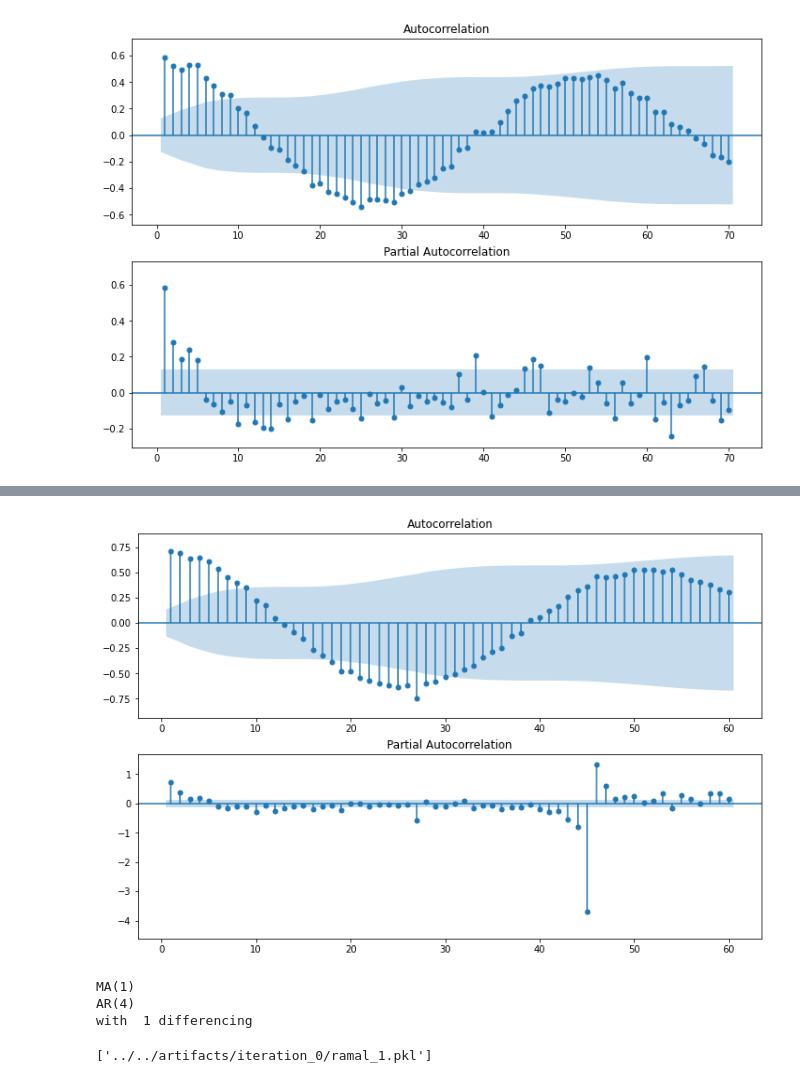
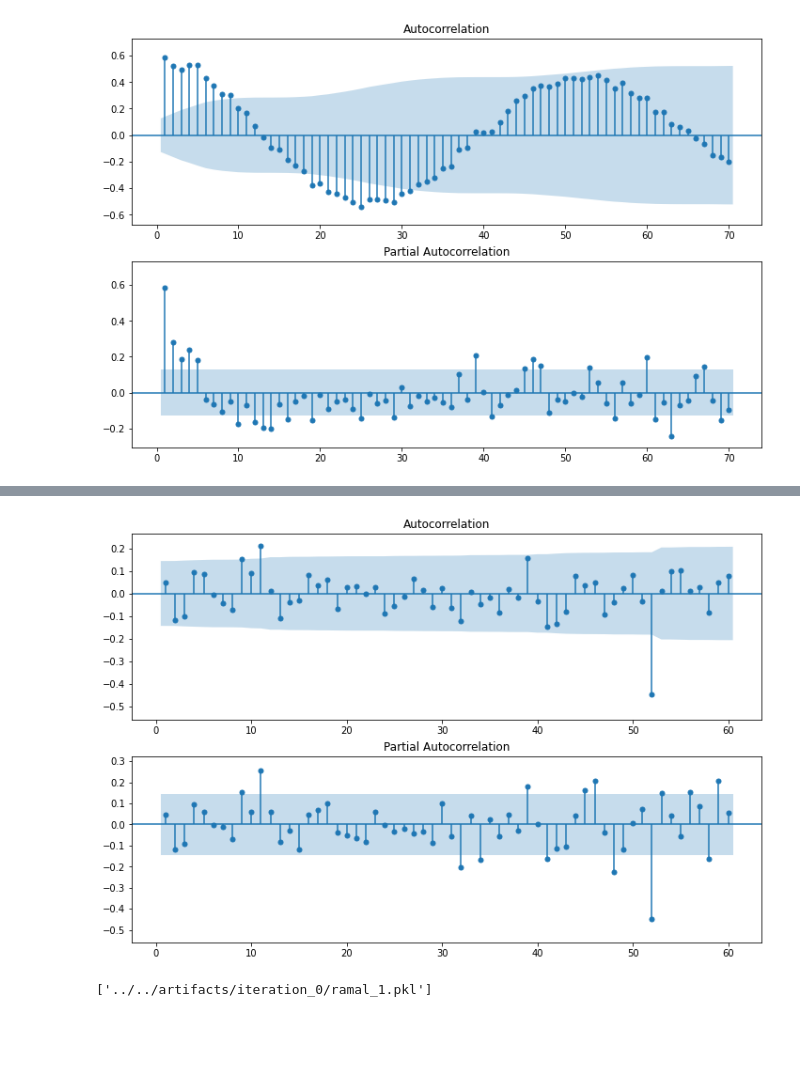
Before and after one commit to alamhanz/walmartsales, a Jupyter notebook: notebooks/iteration_0/1-exploration.ipynb, the cells around one changed output, grey strips where cells are left out. Cells and saved outputs as stored; diff of their text form; code cells hidden in the pictures; blank space fills up the shorter version.

```diff
--- a/notebooks/iteration_0/1-exploration.ipynb
+++ b/notebooks/iteration_0/1-exploration.ipynb
@@ -113,15 +133,15 @@ ts2.acf_pacf(logs = 70)
 # %%
-## not slowly decaying
-ts2.seasonal_factor = 27
+## seasonality
+ts2.seasonal_factor = 52
 ts2.acf_pacf(logs = 60, differencing=0, seasonal_differencing=1)
+
+# D = 1
+# P = 1
+# Q = 1
 # %% [output]
-[figure, old version]
+[figure, new version]
 # %%
-ts2.auto_arma_param(differencing = 1)
+# ts2.auto_arma_param(differencing = 1)
-# %% [output]
-MA(1)
-AR(4)
-with  1 differencing
 # %%
 joblib.dump(ts2,PATH_MODEL+'ramal_1.pkl')
 # %% [output]
```
Also changed, not shown: parts of 6 cells of this notebook, 32 other files.
